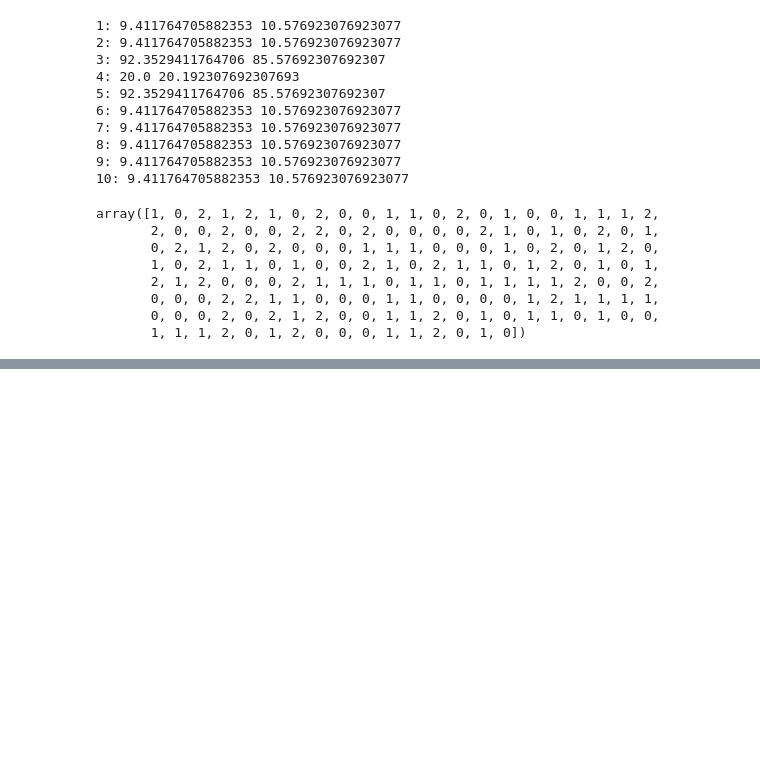
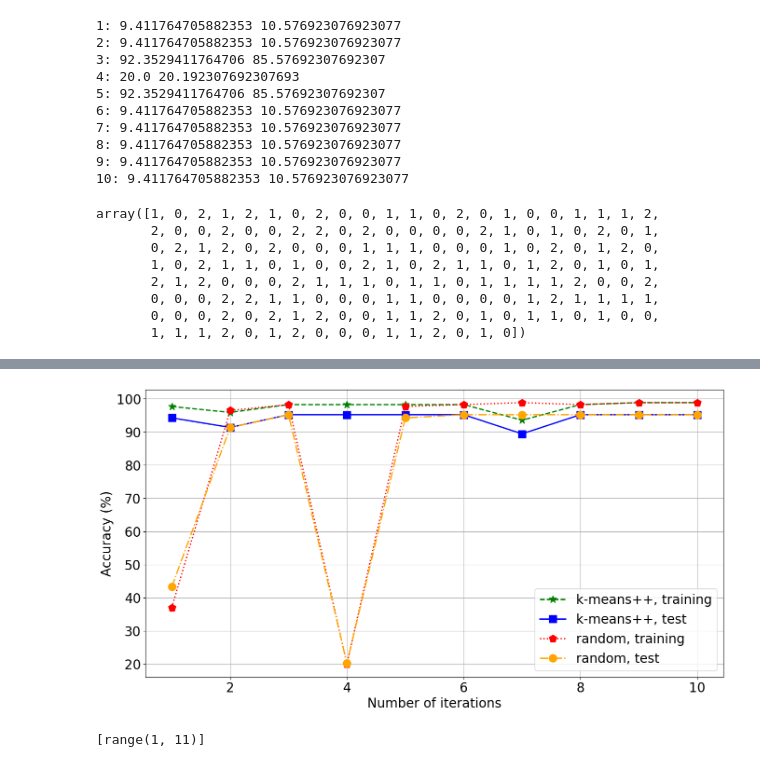
Before and after one commit to Tahuubinh/ML_HUST_PROJECT, a Jupyter notebook: code/K_means.ipynb, the cells around one changed output, grey strips where cells are left out. Cells and saved outputs as stored; diff of their text form; code cells hidden in the pictures; blank space fills up the shorter version.

Commit message:
normal iterations K Means Clusterign

```diff
--- a/code/K_means.ipynb
+++ b/code/K_means.ipynb
@@ -9,6 +9,12 @@ from sklearn.metrics import classification_report
 from sklearn.metrics import accuracy_score
 from sklearn.datasets import load_iris
 from sklearn.model_selection import train_test_split
+import matplotlib
+plt.style.use('default')
+font = {'family' : 'normal',
+        'weight' : 'normal',
+        'size'   : 20}
+matplotlib.rc('font', **font)
 # %% [markdown]
 # Skip to the next Markdown to take experments
 # %%
@@ -374,0 +381,23 @@ print(list_b2)
+# %%
+plt.rcParams['figure.figsize'] = [16, 8]
+maxiters = list(range(1, 11))
+plt.plot(maxiters, list_a1, color='green', marker='*', linestyle='dashed',
+     linewidth=2, markersize=12, label = 'k-means++, training')
+plt.plot(maxiters, list_b1, color='blue', marker='s', linestyle='-',
+     linewidth=2, markersize=12, label = 'k-means++, test')
+plt.plot(maxiters, list_a2, color='red', marker='p', linestyle='dotted',
+     linewidth=2, markersize=12, label = 'random, training')
+plt.plot(maxiters, list_b2, color='orange', marker='o', linestyle='-.',
+     linewidth=2, markersize=12, label = 'random, test')
+plt.legend()
+plt.xlabel('Number of iterations')
+plt.ylabel('Accuracy (%)')
+plt.grid()
+plt.savefig('../pics/K_Means/full_iterations.svg', bbox_inches='tight')
+plt.savefig('../pics/K_Means/full_iterations.pdf', bbox_inches='tight')
+# %% [output]
+[figure, added]
+# %%
+maxiters
+# %% [output]
+[range(1, 11)]
```
Also changed, not shown: parts of 8 cells of this notebook, 2 other files.
